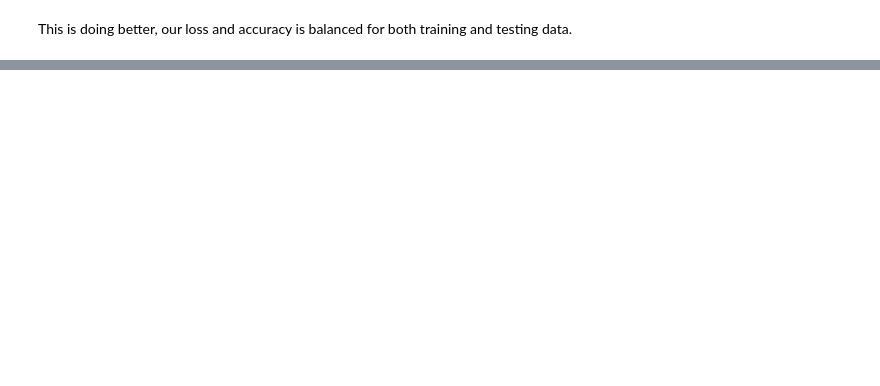
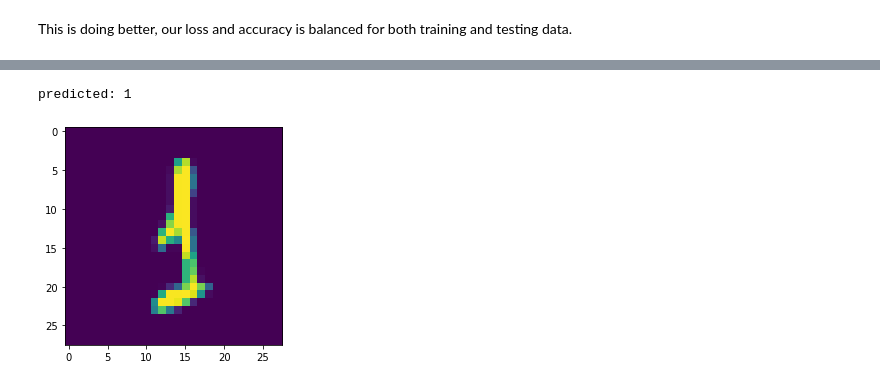
Before and after one commit to spe301/CNN-tutorial, a Jupyter notebook: CNN_Tutorial.ipynb, the cells around one changed output, grey strips where cells are left out. Saved outputs shown, nothing was run; the diff lists cells and outputs as text; code cells hidden in the pictures; blank space fills up the shorter version.

```diff
--- a/CNN_Tutorial.ipynb
+++ b/CNN_Tutorial.ipynb
@@ -208,0 +313,5 @@ Wrapping it all up
+# %%
+c = CNN()
+X, Xval, y, yval = c.ModelReady(mnist.load_data())
+model = c.BuildClassifier(y.shape[1], X.shape[1], 1, 3, 3, 2, 'relu', 'adam', True, 'accuracy')
+trained = c.Train(X, y, model, quiet=False)
@@ -208,0 +344,14 @@ Wrapping it all up
+# %%
+def RunPrediction(model, image):
+    image = image.reshape(1, Xval.shape[1], Xval.shape[2], Xval.shape[3])
+    predicted = cnn2.predict(image).argmax()
+    print('predicted: {}'.format(predicted))
+    try:
+      plt.imshow(image.reshape(Xval.shape[1], Xval.shape[2], Xval.shape[3]))
+    except:
+      plt.imshow(image.reshape(Xval.shape[1], Xval.shape[2]))
+
+RunPrediction(trained, Xval[900])
+# %% [output]
+predicted: 1
+[figure, added]
```
Also changed, not shown: parts of 29 cells of this notebook.
